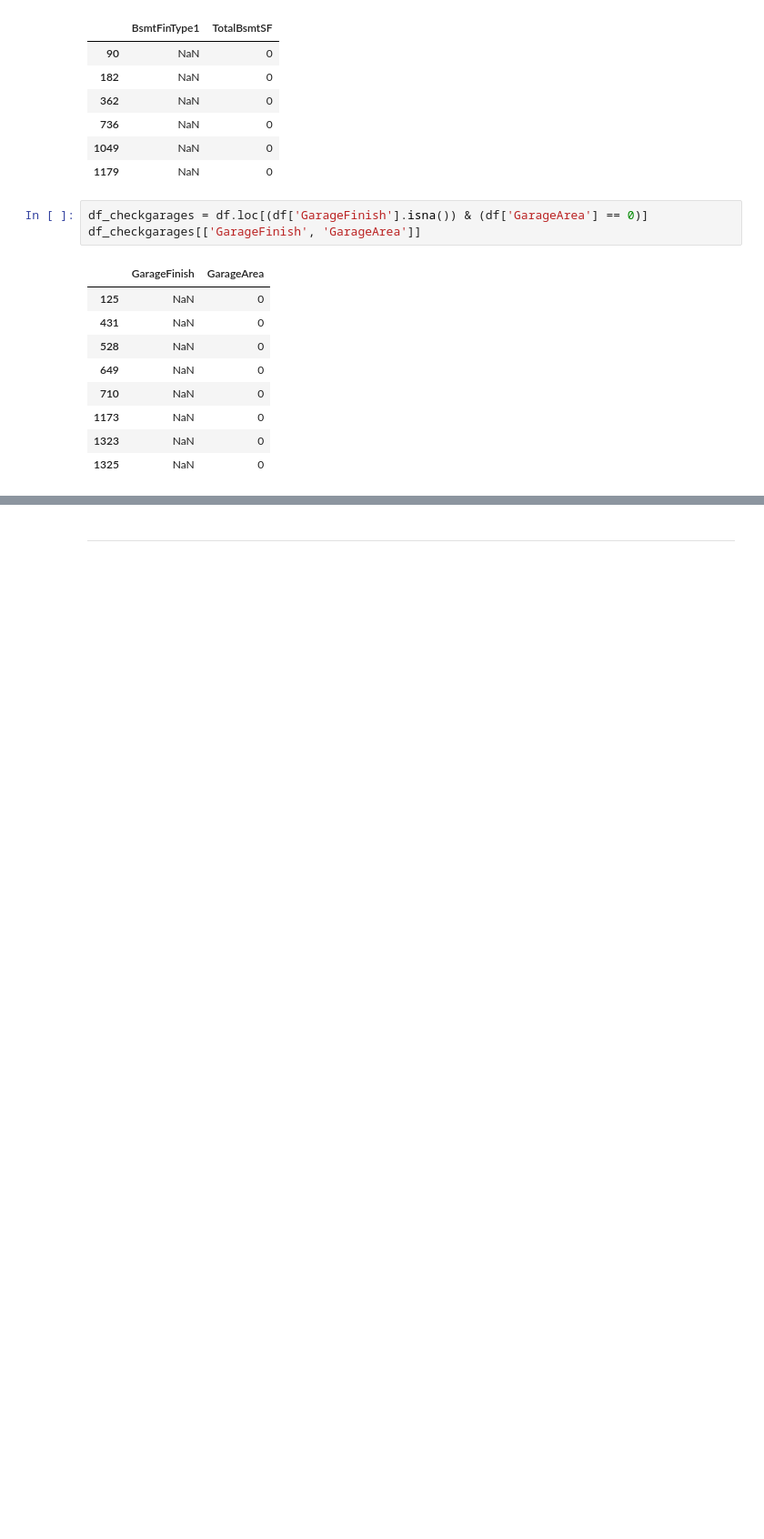
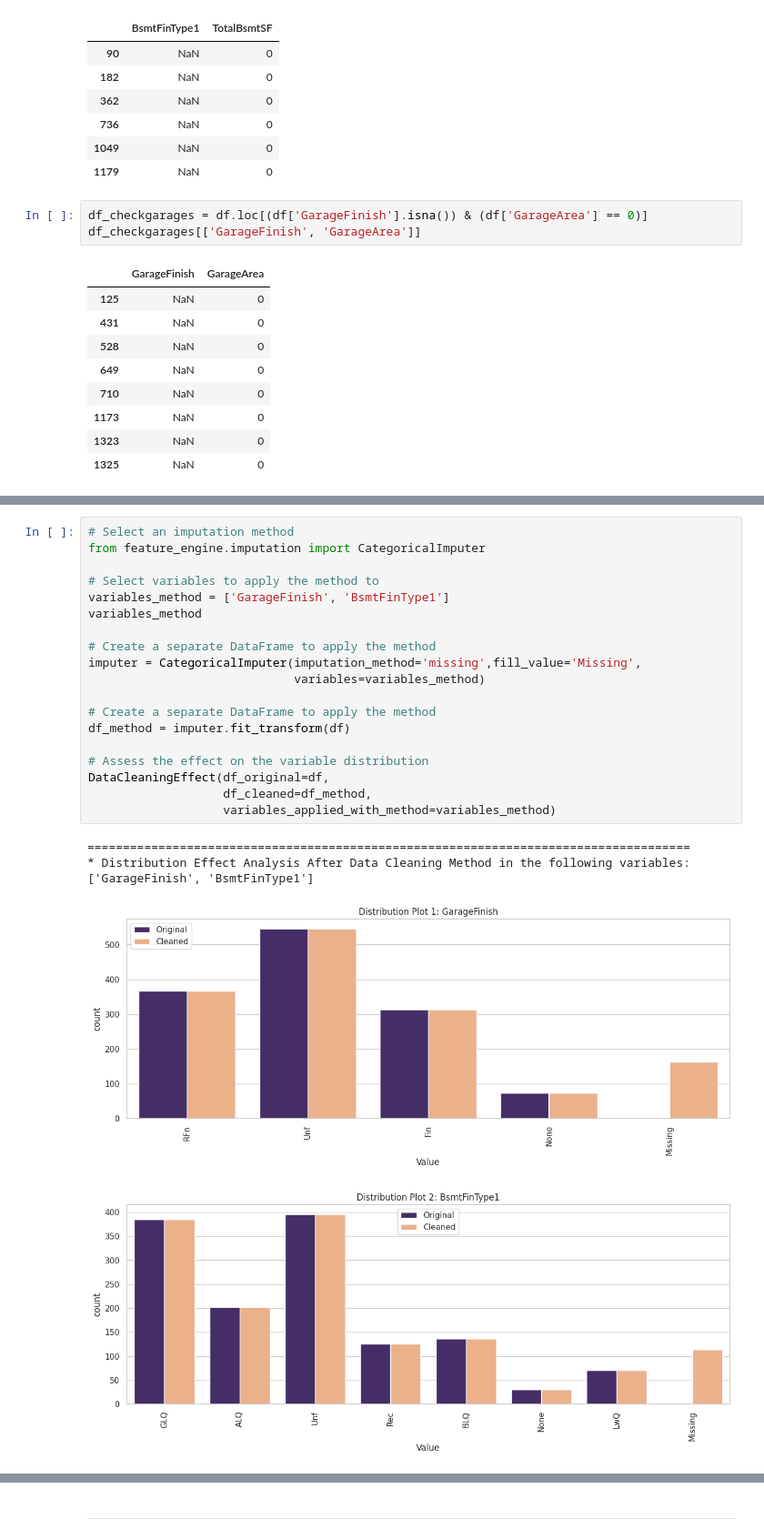
Before and after one commit to van-essa/heritage-housing-issues, a Jupyter notebook: jupyter_notebooks/03 - Data Cleaning.ipynb, the cells around one changed output, grey strips where cells are left out. Shown at 91% size. Saved outputs shown, nothing was run; the diff lists cells and outputs as text; blank space fills up the shorter version.

Commit message:
Data Cleaning Notebook completed

```diff
--- a/jupyter_notebooks/03 - Data Cleaning.ipynb
+++ b/jupyter_notebooks/03 - Data Cleaning.ipynb
@@ -297,0 +386,25 @@ df_checkgarages[['GarageFinish', 'GarageArea']]
+# %%
+# Select an imputation method
+from feature_engine.imputation import CategoricalImputer
+
+# Select variables to apply the method to
+variables_method = ['GarageFinish', 'BsmtFinType1']
+variables_method
+
+# Create a separate DataFrame to apply the method
+imputer = CategoricalImputer(imputation_method='missing',fill_value='Missing',
+                             variables=variables_method)
+
+# Create a separate DataFrame to apply the method
+df_method = imputer.fit_transform(df)
+
+# Assess the effect on the variable distribution
+DataCleaningEffect(df_original=df,
+                   df_cleaned=df_method,
+                   variables_applied_with_method=variables_method)
+# %% [output]
+=====================================================================================
+* Distribution Effect Analysis After Data Cleaning Method in the following variables:
+['GarageFinish', 'BsmtFinType1']
+[figure, added]
+[figure, added]
```
Also changed, not shown: parts of 30 cells of this notebook, 3 other files.
